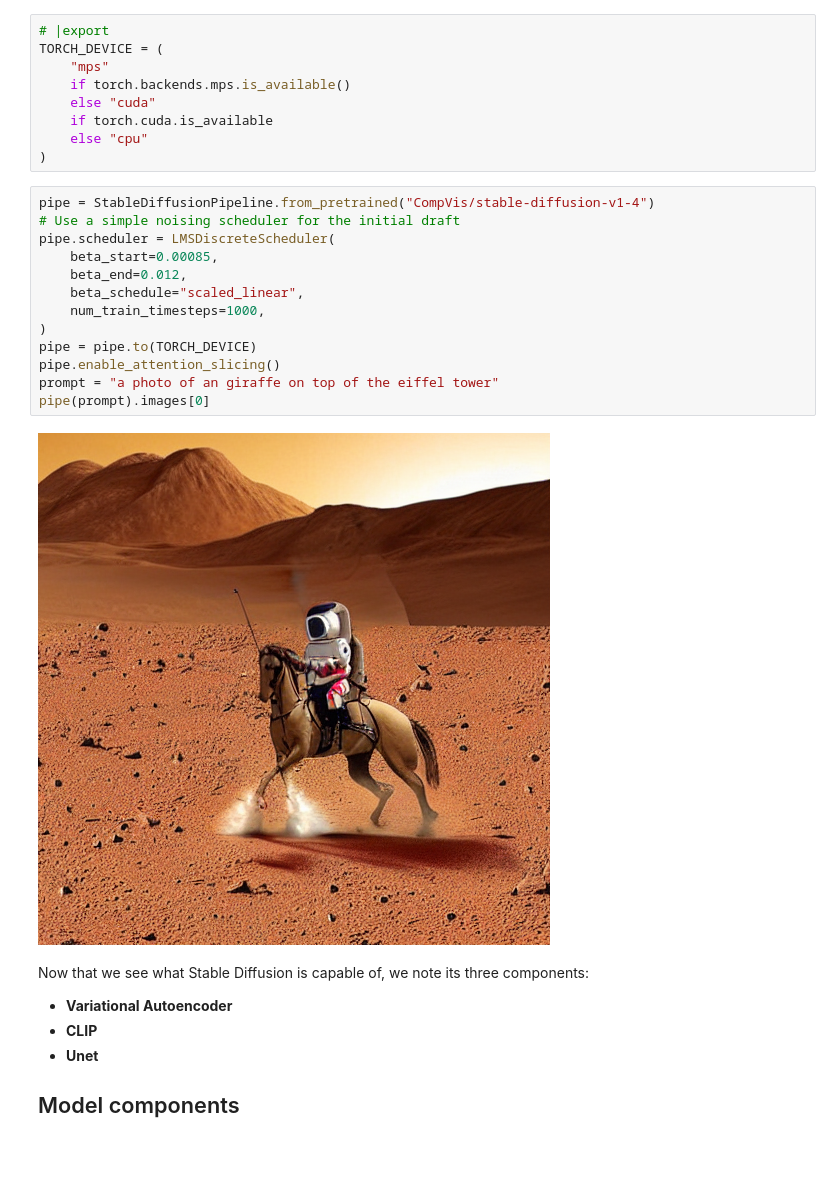
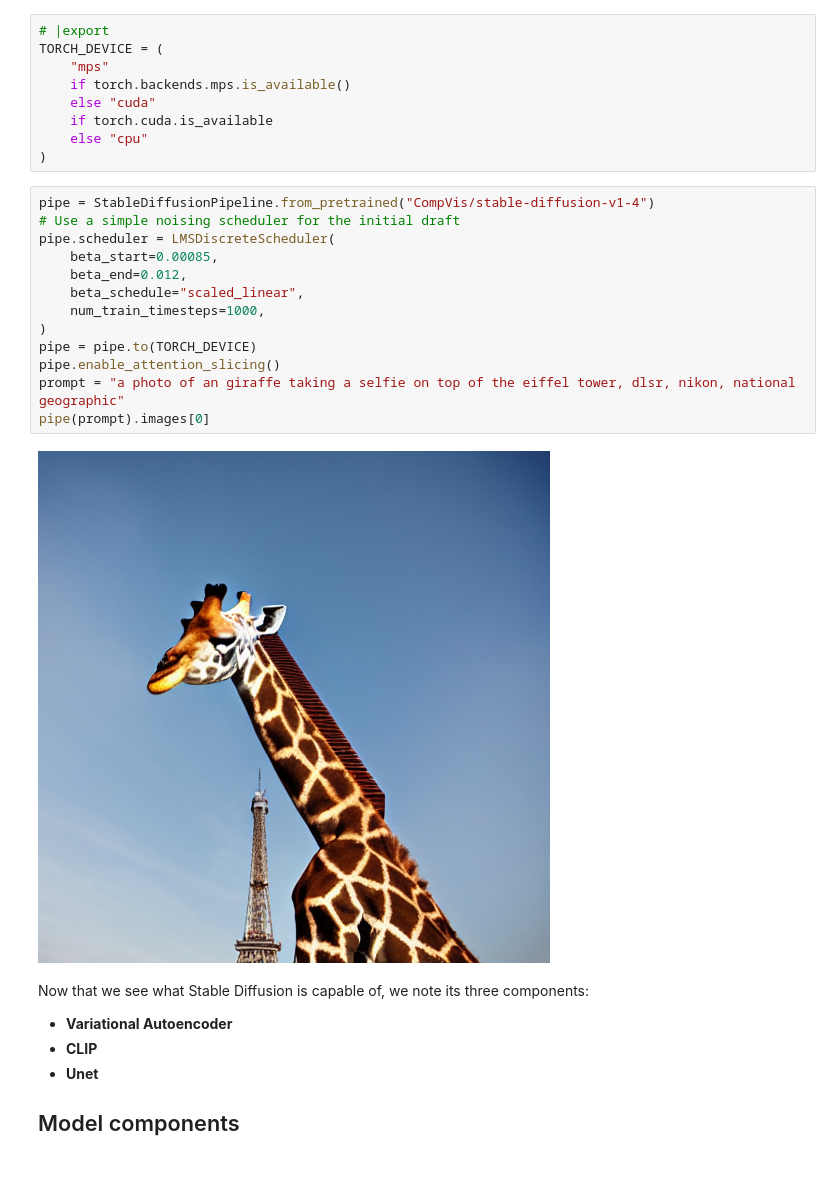
Before and after one commit to jeremyadamsfisher/SlowAI, a Jupyter notebook: nbs/00_overview.ipynb, the cells around one changed output. Cells and saved outputs as stored; diff of their text form.

```diff
--- a/nbs/00_overview.ipynb
+++ b/nbs/00_overview.ipynb
@@ -187,18 +187,18 @@ TORCH_DEVICE = (
 # %%
 pipe = StableDiffusionPipeline.from_pretrained("CompVis/stable-diffusion-v1-4")
 # Use a simple noising scheduler for the initial draft
 pipe.scheduler = LMSDiscreteScheduler(
     beta_start=0.00085,
     beta_end=0.012,
     beta_schedule="scaled_linear",
     num_train_timesteps=1000,
 )
 pipe = pipe.to(TORCH_DEVICE)
 pipe.enable_attention_slicing()
-prompt = "a photo of an giraffe on top of the eiffel tower"
+prompt = "a photo of an giraffe taking a selfie on top of the eiffel tower, dlsr, nikon, national geographic"
 pipe(prompt).images[0]
 # %% [output]
-[figure, old version]
+[figure, new version]
 # %% [markdown]
 Now that we see what Stable Diffusion is capable of, we note its three components:
 
```
Also changed, not shown: parts of 14 cells of this notebook.
